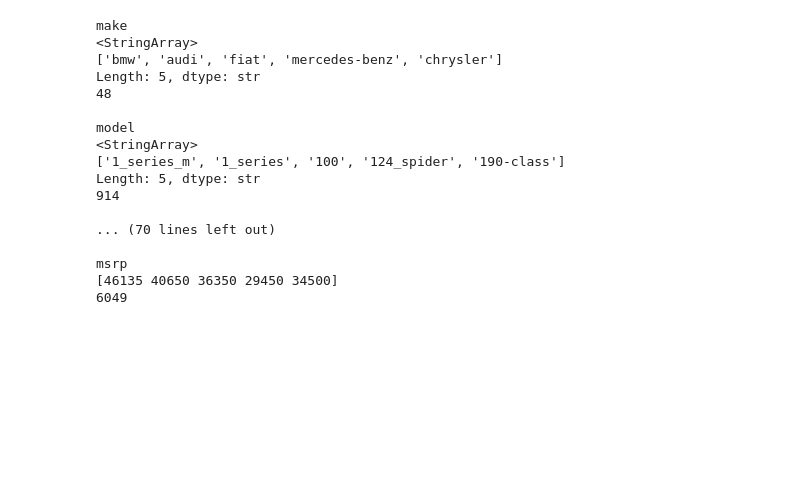
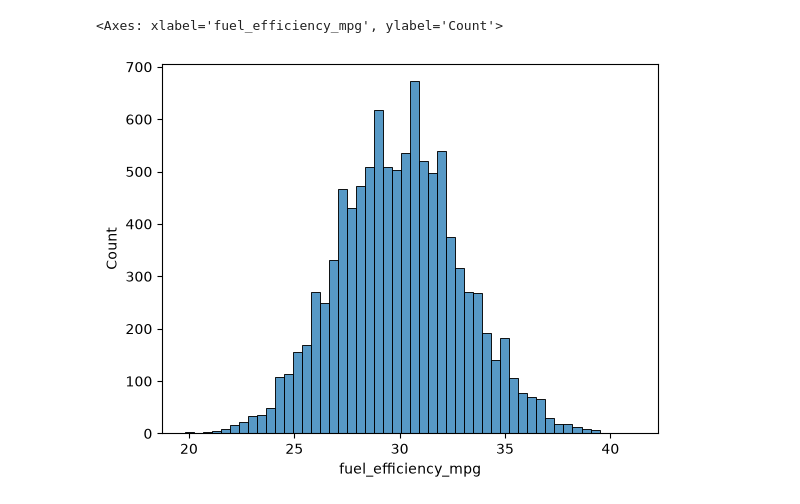
Before and after one commit to andanovais/machine-learning-zoomcamp-homework, a Jupyter notebook: 02-regression/homework2.ipynb, the cells around one changed output. Drawn from its saved outputs; the diff is of its cells as text; code cells hidden in the pictures; blank space fills up the shorter version.

```diff
--- a/02-regression/homework2.ipynb
+++ b/02-regression/homework2.ipynb
@@ -84,25 +69,0 @@ df.head()
-# %%
-#Print some statistics for each column
-for col in df.columns:
-    print(col)
-    print(df[col].unique()[:5]) #returns unique value in column (first five)
-    print(df[col].nunique()) #returns numnber of unique values
-    print()
-# %% [output]
-make
-<StringArray>
-['bmw', 'audi', 'fiat', 'mercedes-benz', 'chrysler']
-Length: 5, dtype: str
-48
-
-model
-<StringArray>
-['1_series_m', '1_series', '100', '124_spider', '190-class']
-Length: 5, dtype: str
-914
-
-... (70 lines left out)
-
-msrp
-[46135 40650 36350 29450 34500]
-6049
@@ -113,0 +70,6 @@ import seaborn as sns
+# %%
+#Check for column long tail (high magnitude discrepancy for values)
+sns.histplot(df.fuel_efficiency_mpg, bins=50) #create histogram for distrivbution of car prices against 50 buckets
+# %% [output]
+<Axes: xlabel='fuel_efficiency_mpg', ylabel='Count'>
+[figure, added]
```
Also changed, not shown: parts of 31 cells of this notebook, 1 other file.
